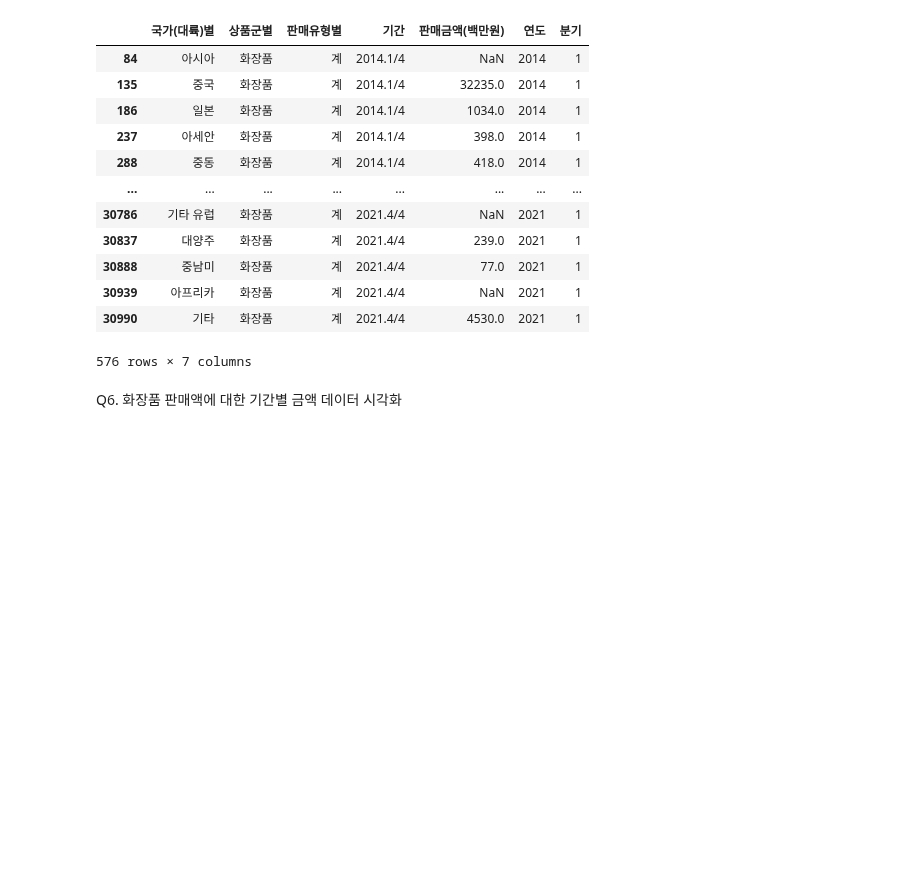
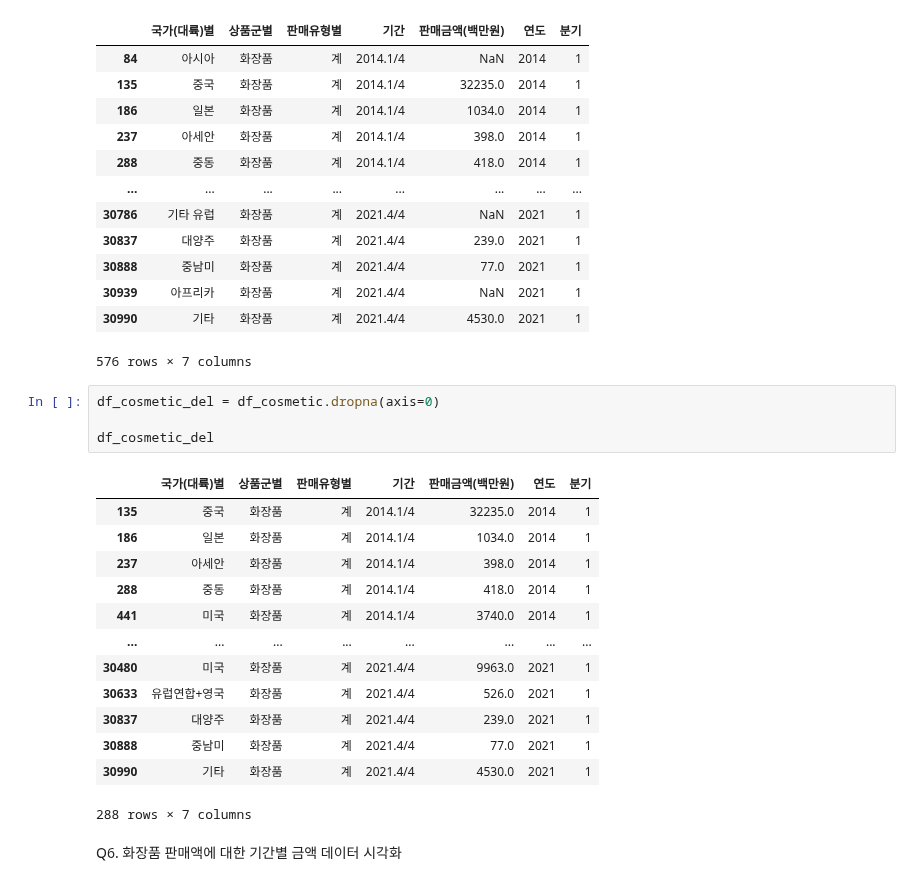
Before and after one commit to guscldns/TestProject, a Jupyter notebook: 0514/07_온라인쇼핑해외판매_Pandas및시각화(실습)_현치운.ipynb, the cells around one changed output. Cells and saved outputs as stored; diff of their text form; blank space fills up the shorter version.

```diff
--- a/0514/07_온라인쇼핑해외판매_Pandas및시각화(실습)_현치운.ipynb
+++ b/0514/07_온라인쇼핑해외판매_Pandas및시각화(실습)_현치운.ipynb
@@ -319,6 +312,24 @@ df_cosmetic
 | 30939 | 아프리카 | 화장품 | 계 | 2021.4/4 | NaN | 2021 | 1 |
 | 30990 | 기타 | 화장품 | 계 | 2021.4/4 | 4530.0 | 2021 | 1 |
 576 rows × 7 columns
+# %%
+df_cosmetic_del = df_cosmetic.dropna(axis=0)
+
+df_cosmetic_del
+# %% [output]
+|  | 국가(대륙)별 | 상품군별 | 판매유형별 | 기간 | 판매금액(백만원) | 연도 | 분기 |
+| 135 | 중국 | 화장품 | 계 | 2014.1/4 | 32235.0 | 2014 | 1 |
+| 186 | 일본 | 화장품 | 계 | 2014.1/4 | 1034.0 | 2014 | 1 |
+| 237 | 아세안 | 화장품 | 계 | 2014.1/4 | 398.0 | 2014 | 1 |
+| 288 | 중동 | 화장품 | 계 | 2014.1/4 | 418.0 | 2014 | 1 |
+| 441 | 미국 | 화장품 | 계 | 2014.1/4 | 3740.0 | 2014 | 1 |
+| ... | ... | ... | ... | ... | ... | ... | ... |
+| 30480 | 미국 | 화장품 | 계 | 2021.4/4 | 9963.0 | 2021 | 1 |
+| 30633 | 유럽연합+영국 | 화장품 | 계 | 2021.4/4 | 526.0 | 2021 | 1 |
+| 30837 | 대양주 | 화장품 | 계 | 2021.4/4 | 239.0 | 2021 | 1 |
+| 30888 | 중남미 | 화장품 | 계 | 2021.4/4 | 77.0 | 2021 | 1 |
+| 30990 | 기타 | 화장품 | 계 | 2021.4/4 | 4530.0 | 2021 | 1 |
+288 rows × 7 columns
 # %% [markdown]
 Q6. 화장품 판매액에 대한 기간별 금액 데이터 시각화
 # %%
```
Also changed, not shown: parts of 10 cells of this notebook.
